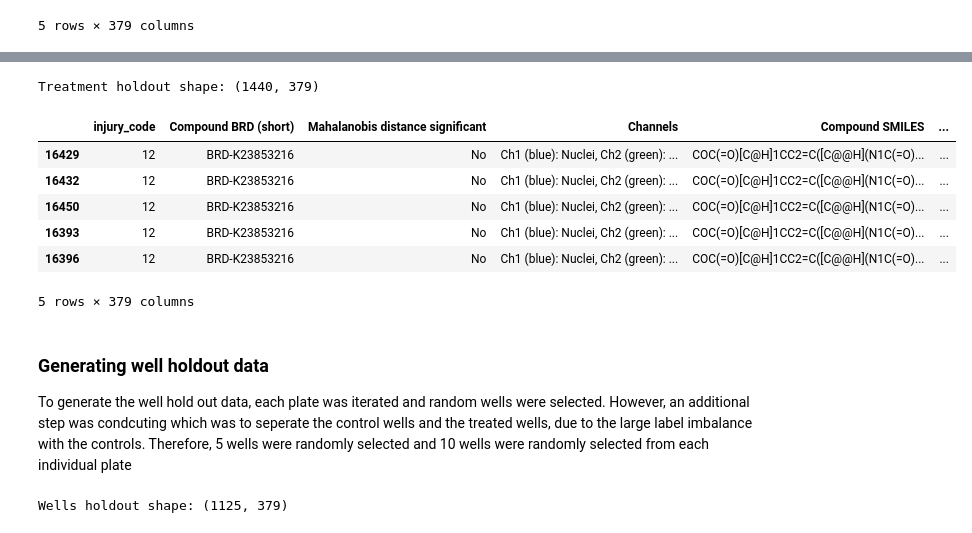
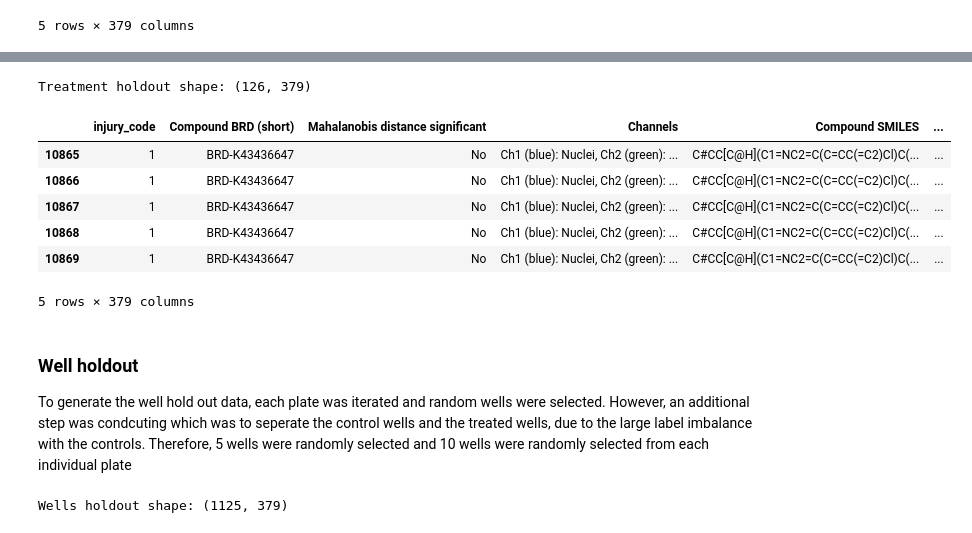
Before and after one commit to WayScience/Cytotoxic-Nuisance-Metadata-Analysis, a Jupyter notebook: notebooks/1.data_splits/data_splits.ipynb, the cells around one changed output, grey strips where cells are left out. Cells and saved outputs as stored; diff of their text form; code cells hidden in the pictures.

Commit message:
updated treatment holdout

```diff
--- a/notebooks/1.data_splits/data_splits.ipynb
+++ b/notebooks/1.data_splits/data_splits.ipynb
@@ -319,0 +323,13 @@ To create our treatment holdout dataset, we group all wells treated with the sam
+# %%
+# first we need to find what the treatment and well metadata after removing plates
+injury_treatment_metadata = []
+for injury_type, df in fs_profile_df.groupby("injury_type"):
+    for treatment, df2 in df.groupby("Compound Name"):
+        n_wells = df2.shape[0]
+        injury_treatment_metadata.append([injury_type, treatment, n_wells])
+
+# convert to df
+injury_treatment_metadata = pd.DataFrame(
+    injury_treatment_metadata, columns="injury_type treatment n_wells".split()
+)
+injury_treatment_metadata
@@ -320,50 +393,46 @@ To create our treatment holdout dataset, we group all wells treated with the sam
 # %%
-#### Plate heldout dataset
 seed = 0
 n_samples = 15
 
 # setting random seed globally
 np.random.seed(seed)
 
-# collecting randomly select wells based on treatment
-treatment_holdout_df = []
-for treatment, df in fs_profile_df.groupby("Compound Name", as_index=False):
-    heldout_treatment = df.sample(n=10, random_state=seed, replace="True")
-    treatment_holdout_df.append(heldout_treatment)
-
-# genearte treatment holdout dataframe
-treatment_holdout_df = pd.concat(treatment_holdout_df)
+# select all wells that have the treatments to be heldout
+treatment_holdout_df = fs_profile_df.loc[
+    fs_profile_df["Compound Name"].isin(
+        selected_treatments_to_holdout["held_treatment"]
+    )
+]
 
 # take the indices of the held out data frame and use it to drop those samples from
 # the main dataset. And then check if those indices are dropped
 treatment_idx_to_drop = treatment_holdout_df.index.tolist()
 fs_profile_df = fs_profile_df.drop(treatment_idx_to_drop)
 assert all(
     [
         True if num not in fs_profile_df.index.tolist() else False
         for num in treatment_idx_to_drop
     ]
 ), "index to be dropped found in the main dataframe"
-
 # saving the holdout data
 treatment_holdout_df.to_csv(
     data_split_dir / "treatment_holdout.csv.gz", index=False, compression="gzip"
 )
 
 # display
 print("Treatment holdout shape:", treatment_holdout_df.shape)
 treatment_holdout_df.head()
 # %% [output]
-Treatment holdout shape: (1440, 379)
+Treatment holdout shape: (126, 379)
 |  | injury_code | Compound BRD (short) | Mahalanobis distance significant | Channels | Compound SMILES | ... |
-| 16429 | 12 | BRD-K23853216 | No | Ch1 (blue): Nuclei, Ch2 (green): ... | COC(=O)[C@H]1CC2=C([C@@H](N1C(=O)... | ... |
-| 16432 | 12 | BRD-K23853216 | No | Ch1 (blue): Nuclei, Ch2 (green): ... | COC(=O)[C@H]1CC2=C([C@@H](N1C(=O)... | ... |
-| 16450 | 12 | BRD-K23853216 | No | Ch1 (blue): Nuclei, Ch2 (green): ... | COC(=O)[C@H]1CC2=C([C@@H](N1C(=O)... | ... |
-| 16393 | 12 | BRD-K23853216 | No | Ch1 (blue): Nuclei, Ch2 (green): ... | COC(=O)[C@H]1CC2=C([C@@H](N1C(=O)... | ... |
-| 16396 | 12 | BRD-K23853216 | No | Ch1 (blue): Nuclei, Ch2 (green): ... | COC(=O)[C@H]1CC2=C([C@@H](N1C(=O)... | ... |
+| 10865 | 1 | BRD-K43436647 | No | Ch1 (blue): Nuclei, Ch2 (green): ... | C#CC[C@H](C1=NC2=C(C=CC(=C2)Cl)C(... | ... |
+| 10866 | 1 | BRD-K43436647 | No | Ch1 (blue): Nuclei, Ch2 (green): ... | C#CC[C@H](C1=NC2=C(C=CC(=C2)Cl)C(... | ... |
+| 10867 | 1 | BRD-K43436647 | No | Ch1 (blue): Nuclei, Ch2 (green): ... | C#CC[C@H](C1=NC2=C(C=CC(=C2)Cl)C(... | ... |
+| 10868 | 1 | BRD-K43436647 | No | Ch1 (blue): Nuclei, Ch2 (green): ... | C#CC[C@H](C1=NC2=C(C=CC(=C2)Cl)C(... | ... |
+| 10869 | 1 | BRD-K43436647 | No | Ch1 (blue): Nuclei, Ch2 (green): ... | C#CC[C@H](C1=NC2=C(C=CC(=C2)Cl)C(... | ... |
 5 rows × 379 columns
 # %% [markdown]
-### Generating well holdout data
+### Well holdout
 
 To generate the well hold out data, each plate was iterated and random wells were selected. However, an additional step was condcuting which was to seperate the control wells and the treated wells, due to the large label imbalance with the controls. Therefore, 5 wells were randomly selected and 10 wells were randomly selected from each individual plate
 # %%
```
Also changed, not shown: parts of 13 cells of this notebook, 6 other files.
